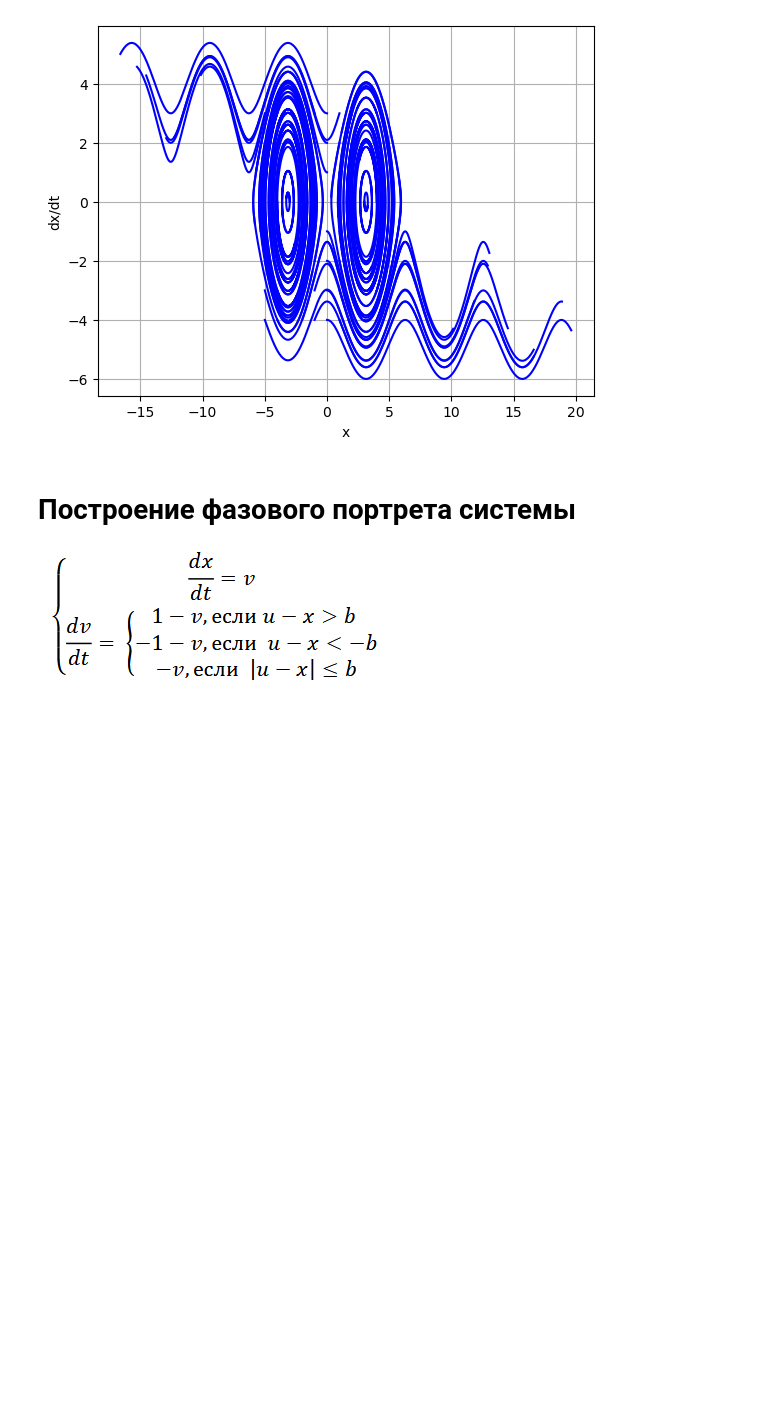
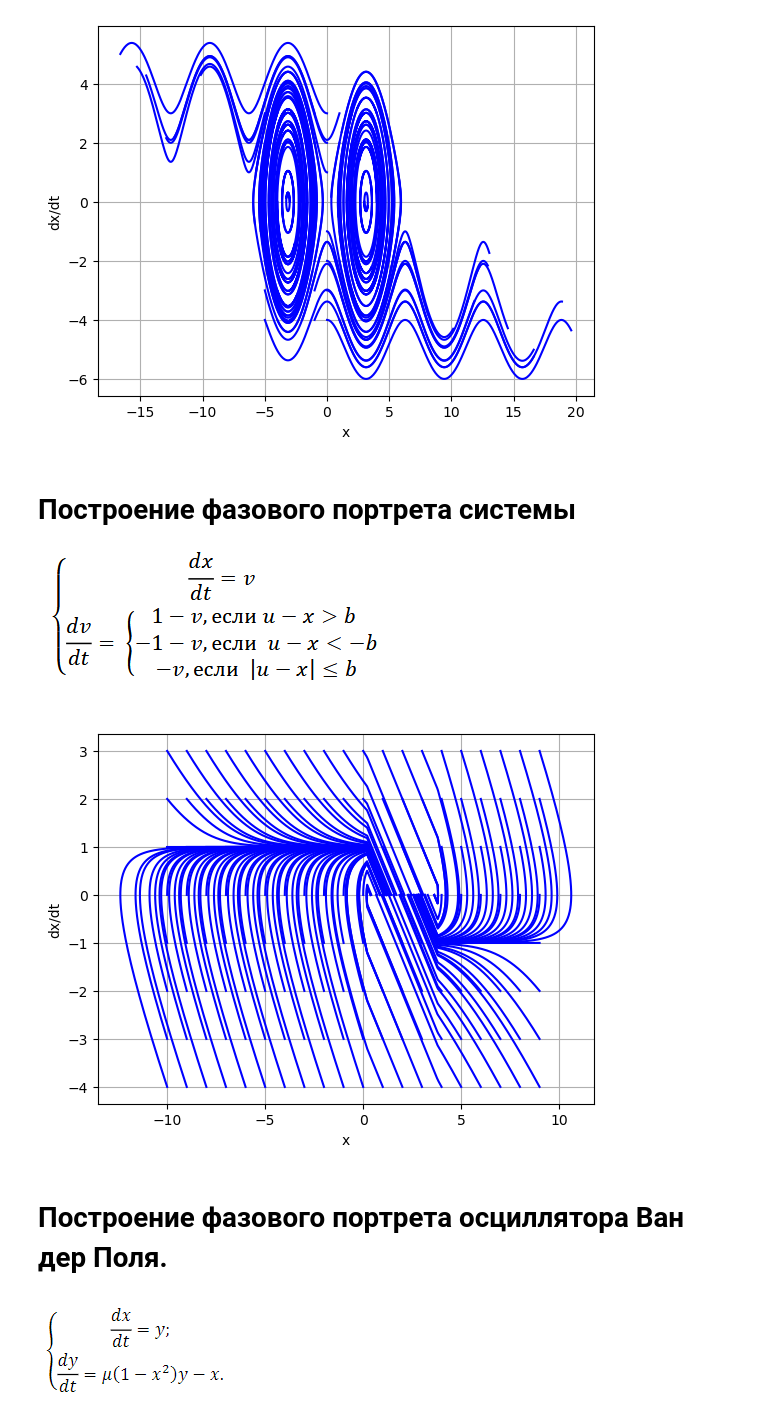
Before and after one commit to Filip-GG/TAU, a Jupyter notebook: 4/main.ipynb, the cells around one changed output. Cells and saved outputs as stored; diff of their text form; code cells hidden in the pictures; blank space fills up the shorter version.

```diff
--- a/4/main.ipynb
+++ b/4/main.ipynb
@@ -89,2 +88,10 @@ def ode(Y, t, b):
             ]
     return dxdt
+# %%
+drawPhasePortrait(args, 1, 1, -10, 10, -4, 4, ts = 10, nt = 501)
+# %% [output]
+[figure, added]
+# %% [markdown]
+# Построение фазового портрета осциллятора Ван дер Поля.
+# %% [markdown]
+![image.png](attachment:image.png)
```
Also changed, not shown: parts of 14 cells of this notebook.
